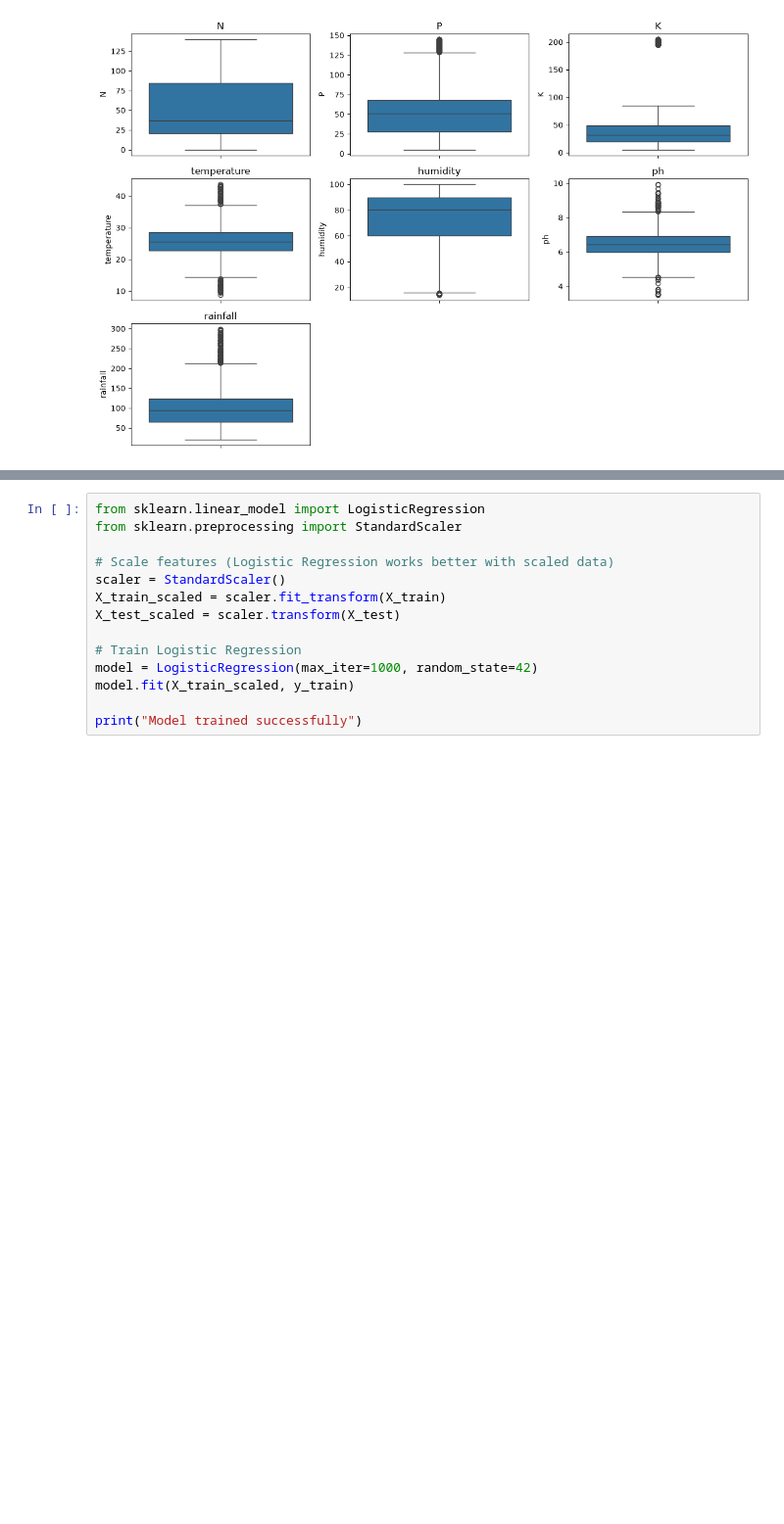
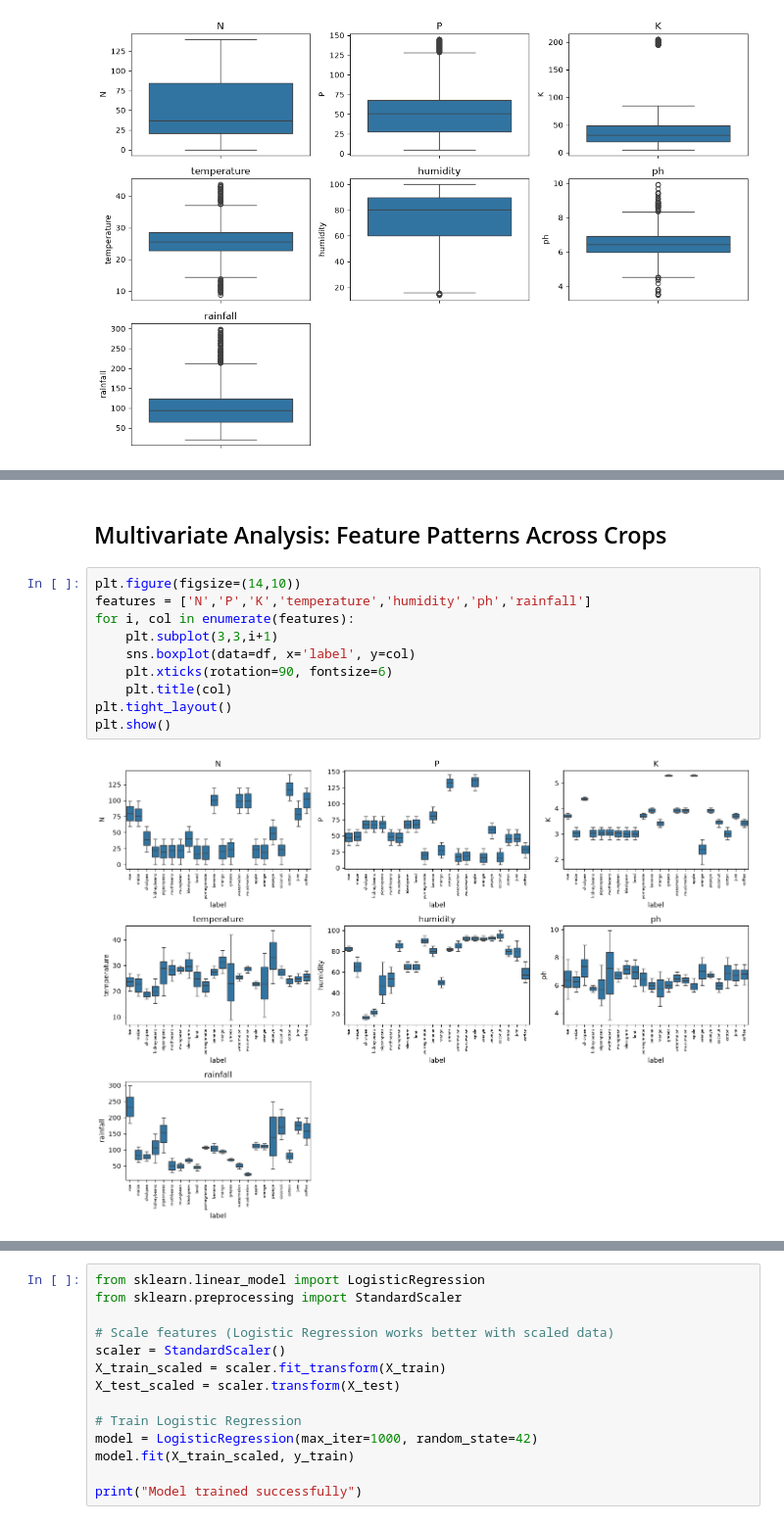
Before and after one commit to sriramakanthpendikatla/OptiCrop, a Jupyter notebook: notebook/OptiCrop_Model.ipynb, the cells around one changed output, grey strips where cells are left out. Shown at 98% size. Cells and saved outputs as stored; diff of their text form; blank space fills up the shorter version.

```diff
--- a/notebook/OptiCrop_Model.ipynb
+++ b/notebook/OptiCrop_Model.ipynb
@@ -109,0 +148,14 @@ plt.show()
+# %% [markdown]
+## Multivariate Analysis: Feature Patterns Across Crops
+# %%
+plt.figure(figsize=(14,10))
+features = ['N','P','K','temperature','humidity','ph','rainfall']
+for i, col in enumerate(features):
+    plt.subplot(3,3,i+1)
+    sns.boxplot(data=df, x='label', y=col)
+    plt.xticks(rotation=90, fontsize=6)
+    plt.title(col)
+plt.tight_layout()
+plt.show()
+# %% [output]
+[figure, added]
```
Also changed, not shown: parts of 15 cells of this notebook, 2 other files.
